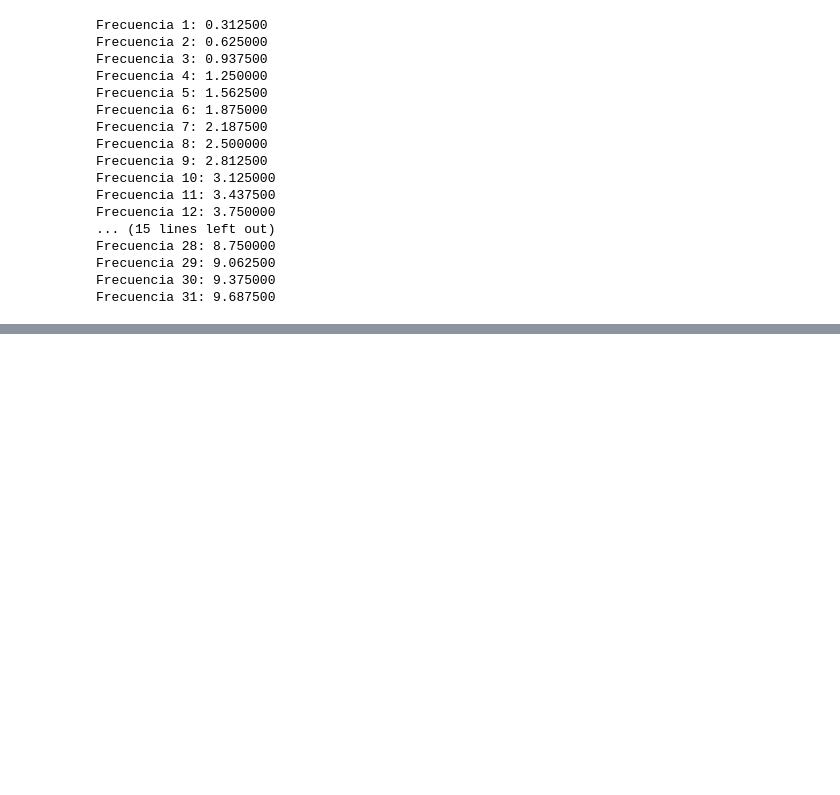
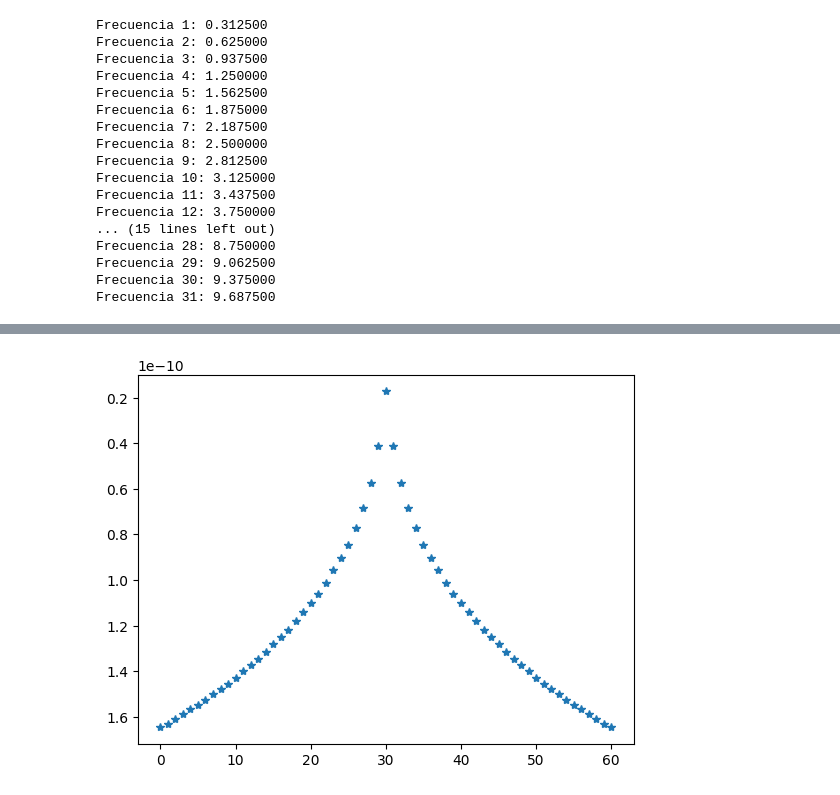
Before and after one commit to seismomat/IBEM, a Jupyter notebook: IBEM_General.ipynb, the cells around one changed output, grey strips where cells are left out. Cells and saved outputs as stored; diff of their text form; code cells hidden in the pictures; blank space fills up the shorter version.

```diff
--- a/IBEM_General.ipynb
+++ b/IBEM_General.ipynb
@@ -251,0 +505,10 @@ for i in range(len(f)):
+# %%
+#UNiendo arreglos:
+E1C=E1AC[::-1]
+E1F=np.concatenate((E1C,E1A))
+
+plt.plot(abs(E1F),'*')
+plt.gca().invert_yaxis()
+plt.show()
+# %% [output]
+[figure, added]
```
Also changed, not shown: parts of 18 cells of this notebook.
